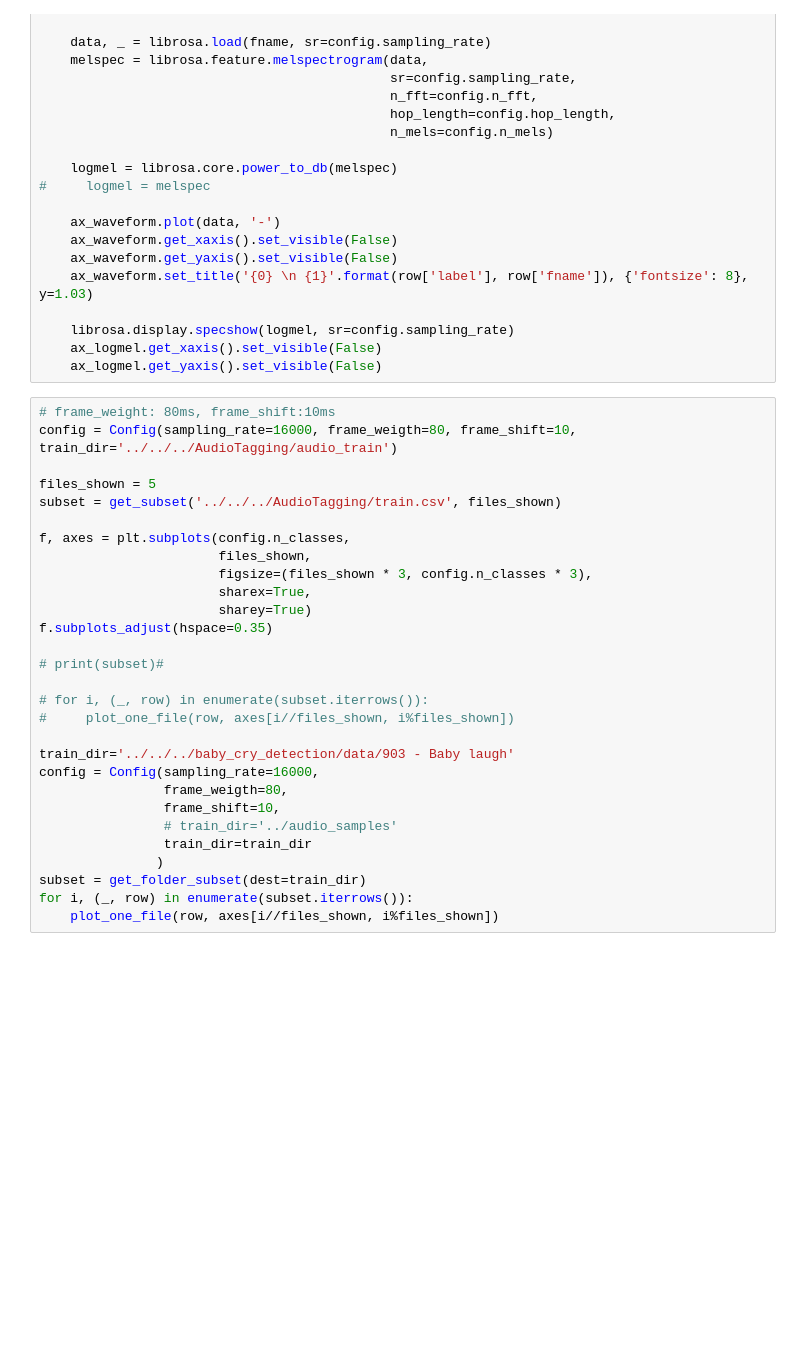
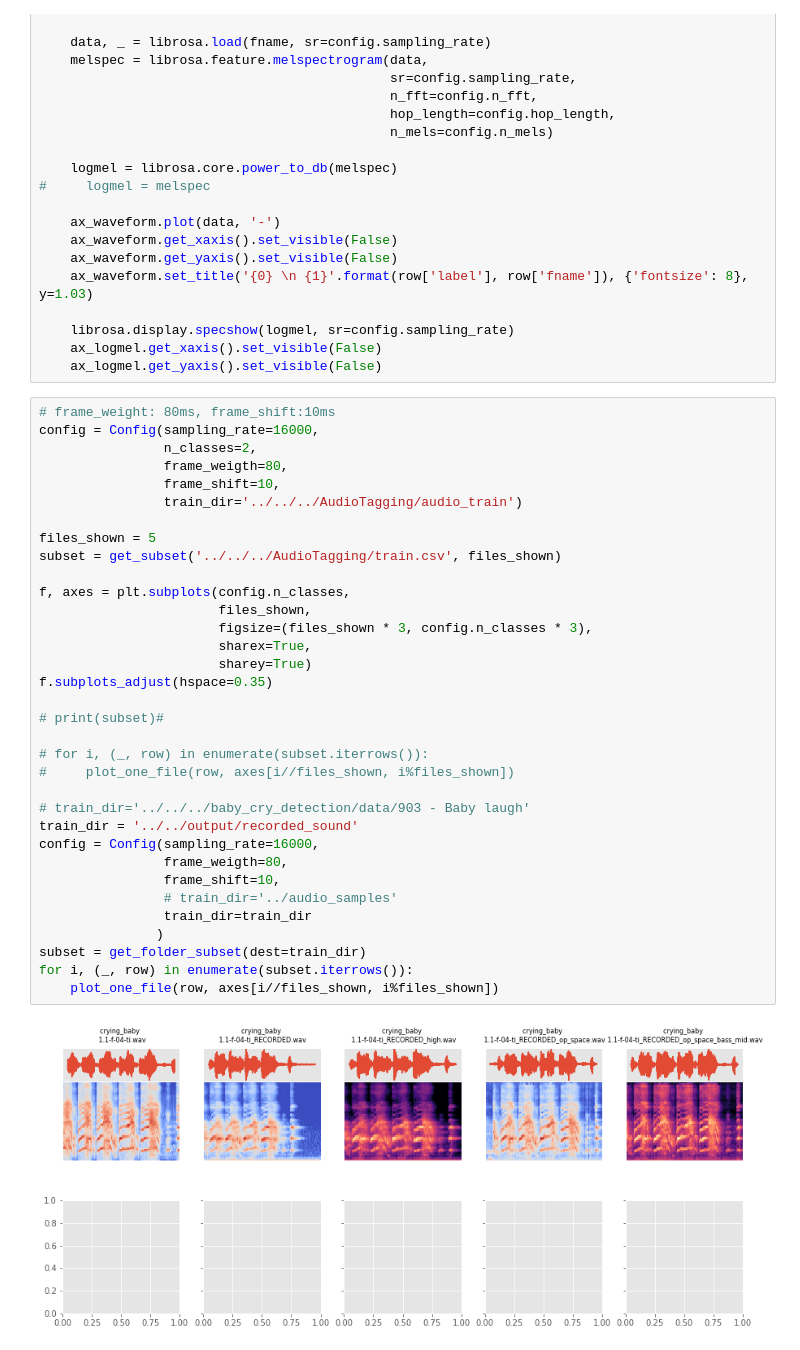
Before and after one commit to vpplatonov/getalert, a Jupyter notebook: libs/model/data_set_view.ipynb, the cells around one changed output. Cells and saved outputs as stored; diff of their text form; blank space fills up the shorter version.

```diff
--- a/libs/model/data_set_view.ipynb
+++ b/libs/model/data_set_view.ipynb
@@ -138,30 +151,37 @@ def plot_one_file(row, ax):
     ax_logmel.get_yaxis().set_visible(False)
 # %%
 # frame_weight: 80ms, frame_shift:10ms
-config = Config(sampling_rate=16000, frame_weigth=80, frame_shift=10, train_dir='../../../AudioTagging/audio_train')
+config = Config(sampling_rate=16000,
+                n_classes=2,
+                frame_weigth=80,
+                frame_shift=10,
+                train_dir='../../../AudioTagging/audio_train')
 
 files_shown = 5
 subset = get_subset('../../../AudioTagging/train.csv', files_shown)
 
 f, axes = plt.subplots(config.n_classes,
                        files_shown,
                        figsize=(files_shown * 3, config.n_classes * 3),
                        sharex=True,
                        sharey=True)
 f.subplots_adjust(hspace=0.35)
 
 # print(subset)#
 
 # for i, (_, row) in enumerate(subset.iterrows()):
 #     plot_one_file(row, axes[i//files_shown, i%files_shown])
 
-train_dir='../../../baby_cry_detection/data/903 - Baby laugh'
+# train_dir='../../../baby_cry_detection/data/903 - Baby laugh'
+train_dir = '../../output/recorded_sound'
 config = Config(sampling_rate=16000,
                 frame_weigth=80,
                 frame_shift=10,
                 # train_dir='../audio_samples'
                 train_dir=train_dir
                )
 subset = get_folder_subset(dest=train_dir)
 for i, (_, row) in enumerate(subset.iterrows()):
     plot_one_file(row, axes[i//files_shown, i%files_shown])
+# %% [output]
+[figure, added]
```
Also changed, not shown: parts of 3 cells of this notebook, 1 other file.
